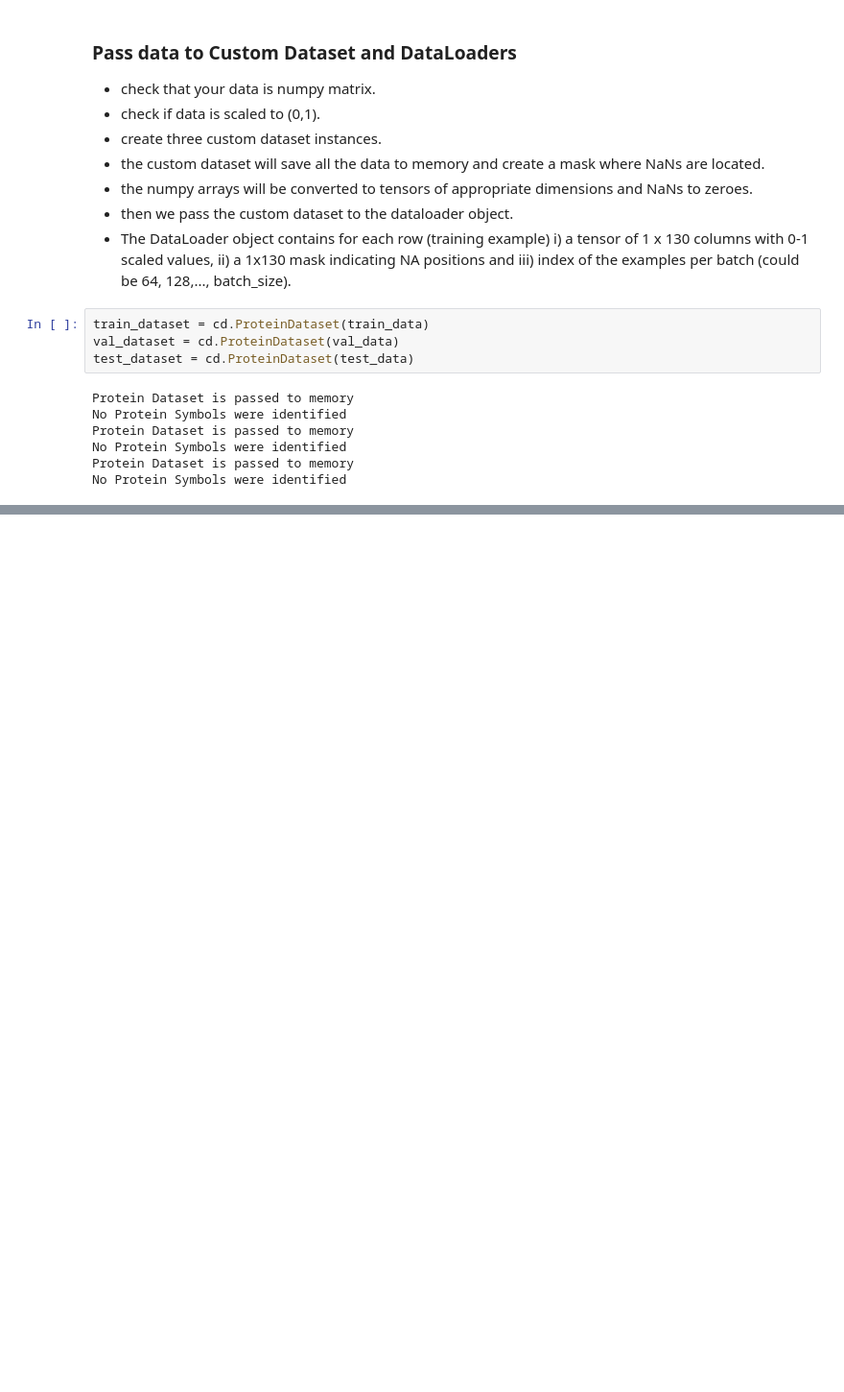
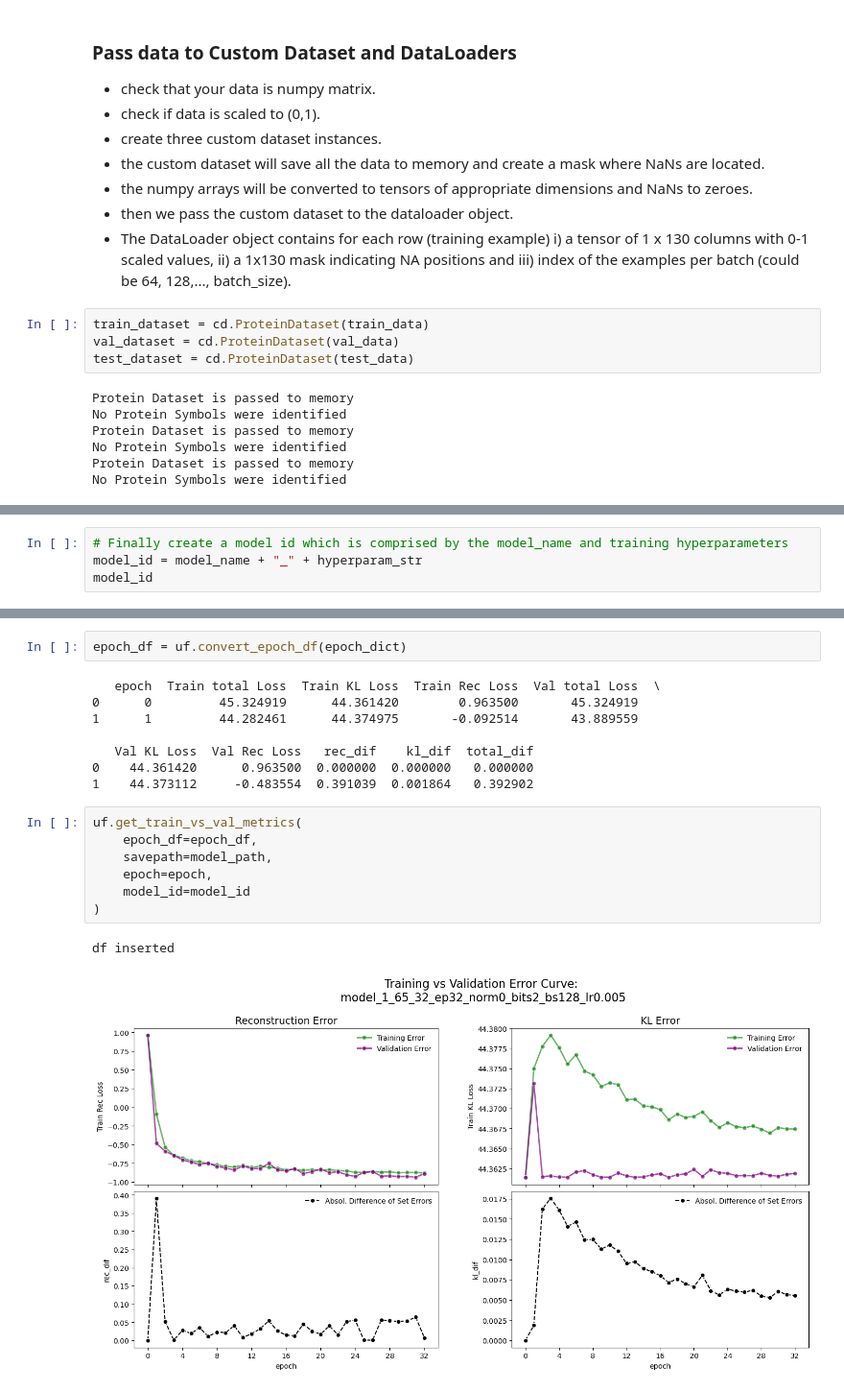
Before and after one commit to panos-gbio/Proteomics-in-Latent-Space, a Jupyter notebook: run_model.ipynb, the cells around one changed output, grey strips where cells are left out. Shown at 96% size. Saved outputs shown, nothing was run; the diff lists cells and outputs as text; blank space fills up the shorter version.

```diff
--- a/run_model.ipynb
+++ b/run_model.ipynb
@@ -371,0 +308,4 @@ It comprises the analysis of the training and validation set. VAE inherently hav
+# %%
+# Finally create a model id which is comprised by the model_name and training hyperparameters
+model_id = model_name + "_" + hyperparam_str
+model_id
@@ -371,0 +339,20 @@ It comprises the analysis of the training and validation set. VAE inherently hav
+# %%
+epoch_df = uf.convert_epoch_df(epoch_dict)
+# %% [output]
+   epoch  Train total Loss  Train KL Loss  Train Rec Loss  Val total Loss  \
+0      0         45.324919      44.361420        0.963500       45.324919
+1      1         44.282461      44.374975       -0.092514       43.889559
+
+   Val KL Loss  Val Rec Loss   rec_dif    kl_dif  total_dif
+0    44.361420      0.963500  0.000000  0.000000   0.000000
+1    44.373112     -0.483554  0.391039  0.001864   0.392902
+# %%
+uf.get_train_vs_val_metrics(
+    epoch_df=epoch_df,
+    savepath=model_path,
+    epoch=epoch,
+    model_id=model_id
+)
+# %% [output]
+df inserted
+[figure, added]
```
Also changed, not shown: parts of 40 cells of this notebook, 8 other files.
